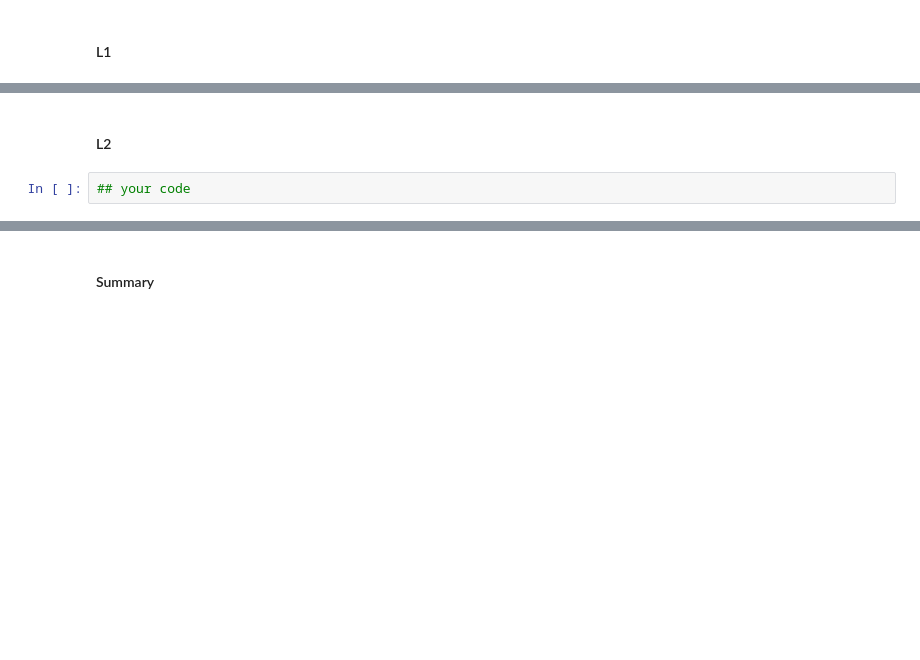
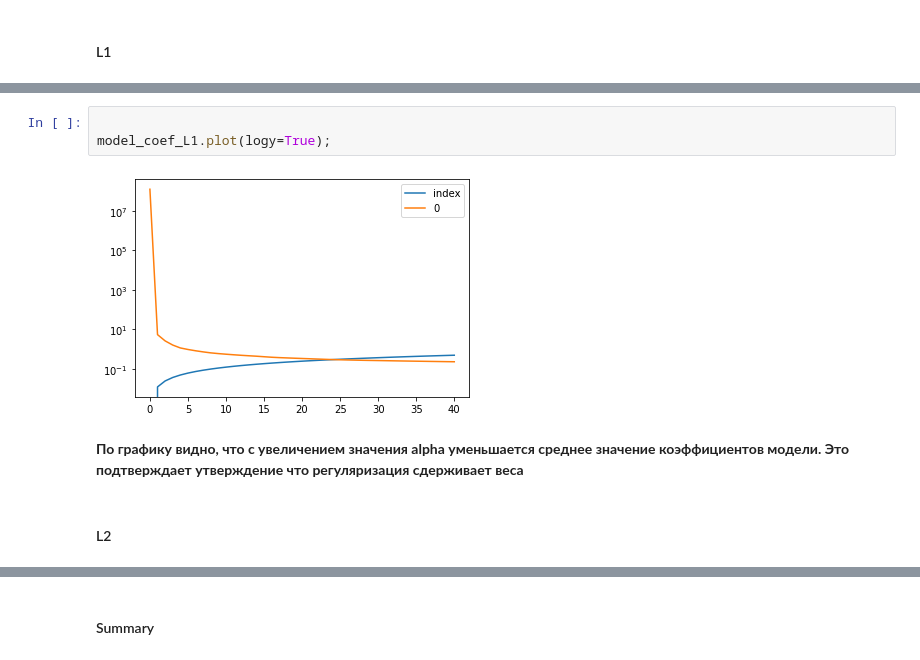
Before and after one commit to codekot/overfitting_regularization, a Jupyter notebook: overfitting_regularization.ipynb, the cells around one changed output, grey strips where cells are left out. Cells and saved outputs as stored; diff of their text form; blank space fills up the shorter version.

```diff
--- a/overfitting_regularization.ipynb
+++ b/overfitting_regularization.ipynb
@@ -492,4 +568,9 @@ Please do a discovery on your own and find that out empirically (both for **L1**
+# %%
+
+model_coef_L1.plot(logy=True);
+# %% [output]
+[figure, added]
+# %% [markdown]
+**По графику видно, что с увеличением значения alpha уменьшается среднее значение коэффициентов модели. Это подтверждает утверждение что регуляризация сдерживает веса**
 # %% [markdown]
 #### L2
-# %%
-## your code
```
Also changed, not shown: parts of 54 cells of this notebook.
